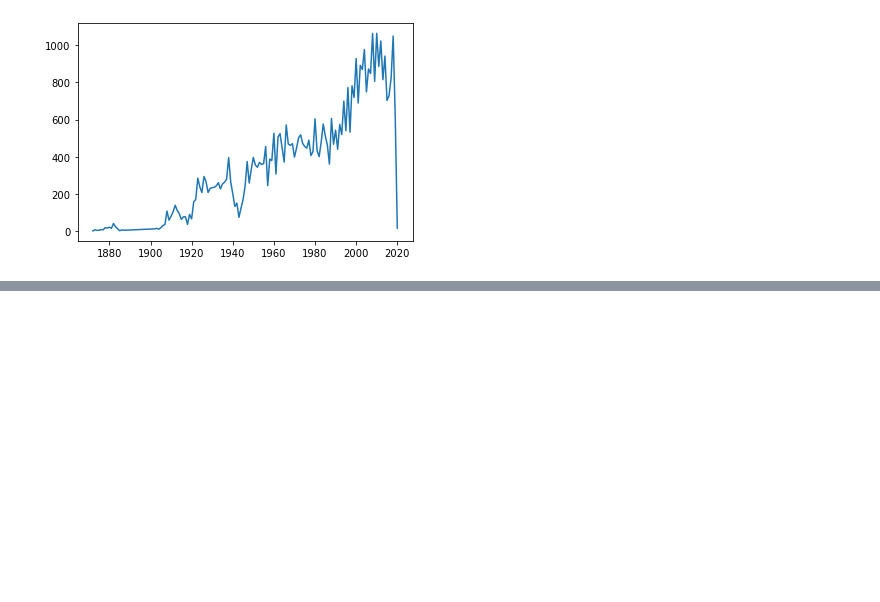
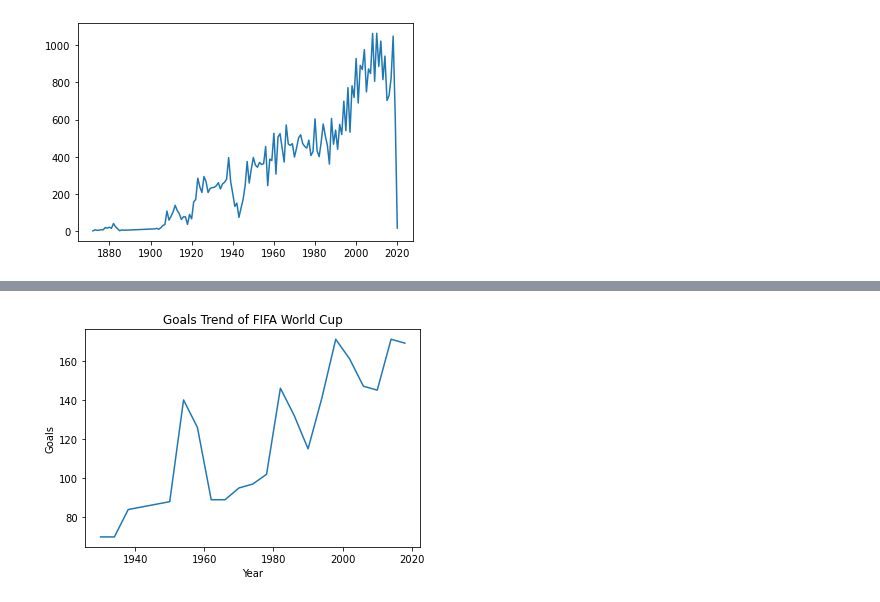
Before and after one commit to rahulsinha1/Data-Mining-on-International-Football-Results, a Jupyter notebook: zhiwei/Analyze_tournament_trend_predict.ipynb, the cells around one changed output, grey strips where cells are left out. Cells and saved outputs as stored; diff of their text form; code cells hidden in the pictures; blank space fills up the shorter version.

```diff
--- a/zhiwei/Analyze_tournament_trend_predict.ipynb
+++ b/zhiwei/Analyze_tournament_trend_predict.ipynb
@@ -97,0 +143,10 @@ plt.plot(y)
+# %%
+def get_trend(tournament):
+    plt.title("Goals Trend of " + tournament)
+    plt.plot(tour_data_map[tournament])
+    plt.xlabel("Year")
+    plt.ylabel("Goals")
+# %%
+get_trend("FIFA World Cup")
+# %% [output]
+[figure, added]
```
Also changed, not shown: parts of 31 cells of this notebook.
